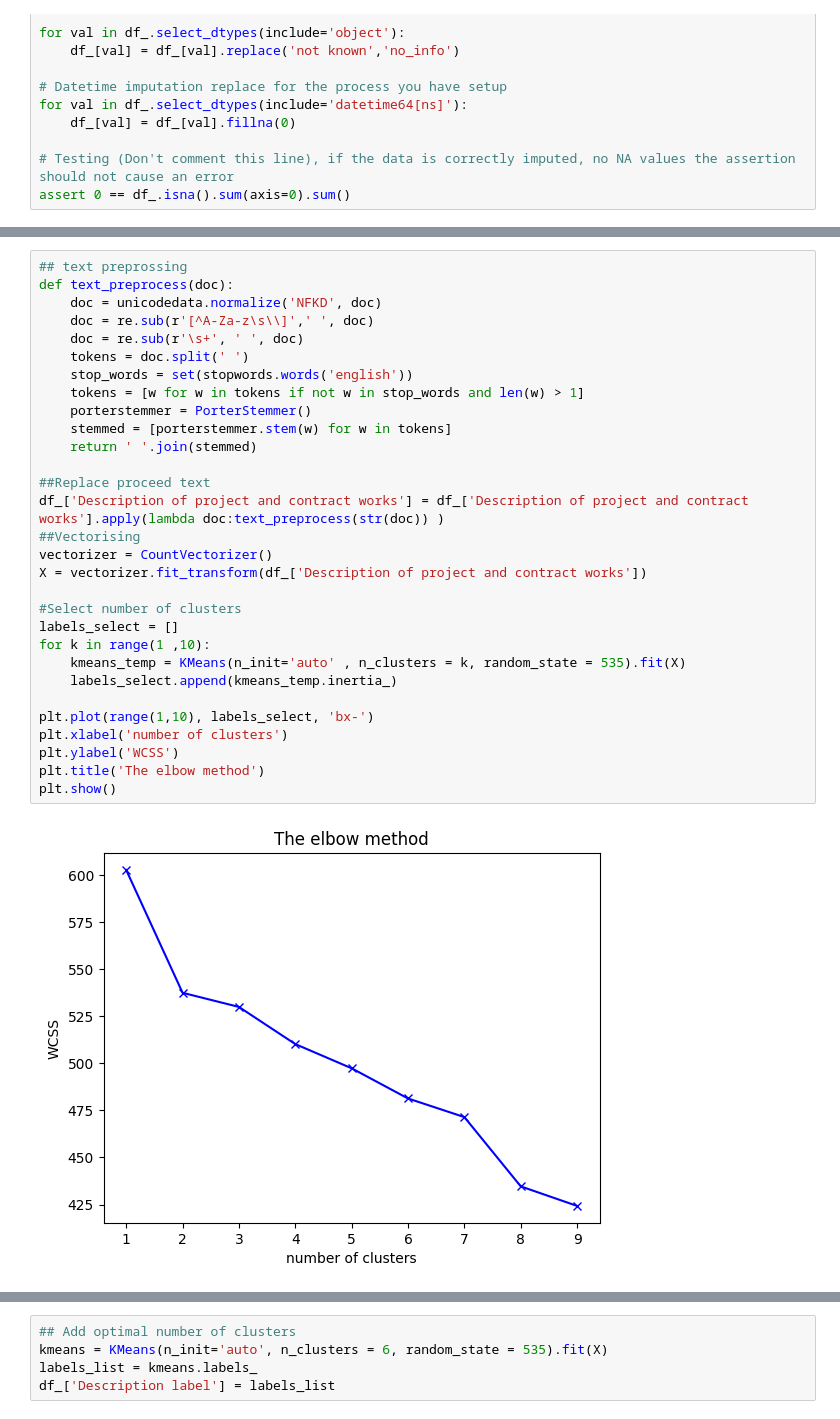
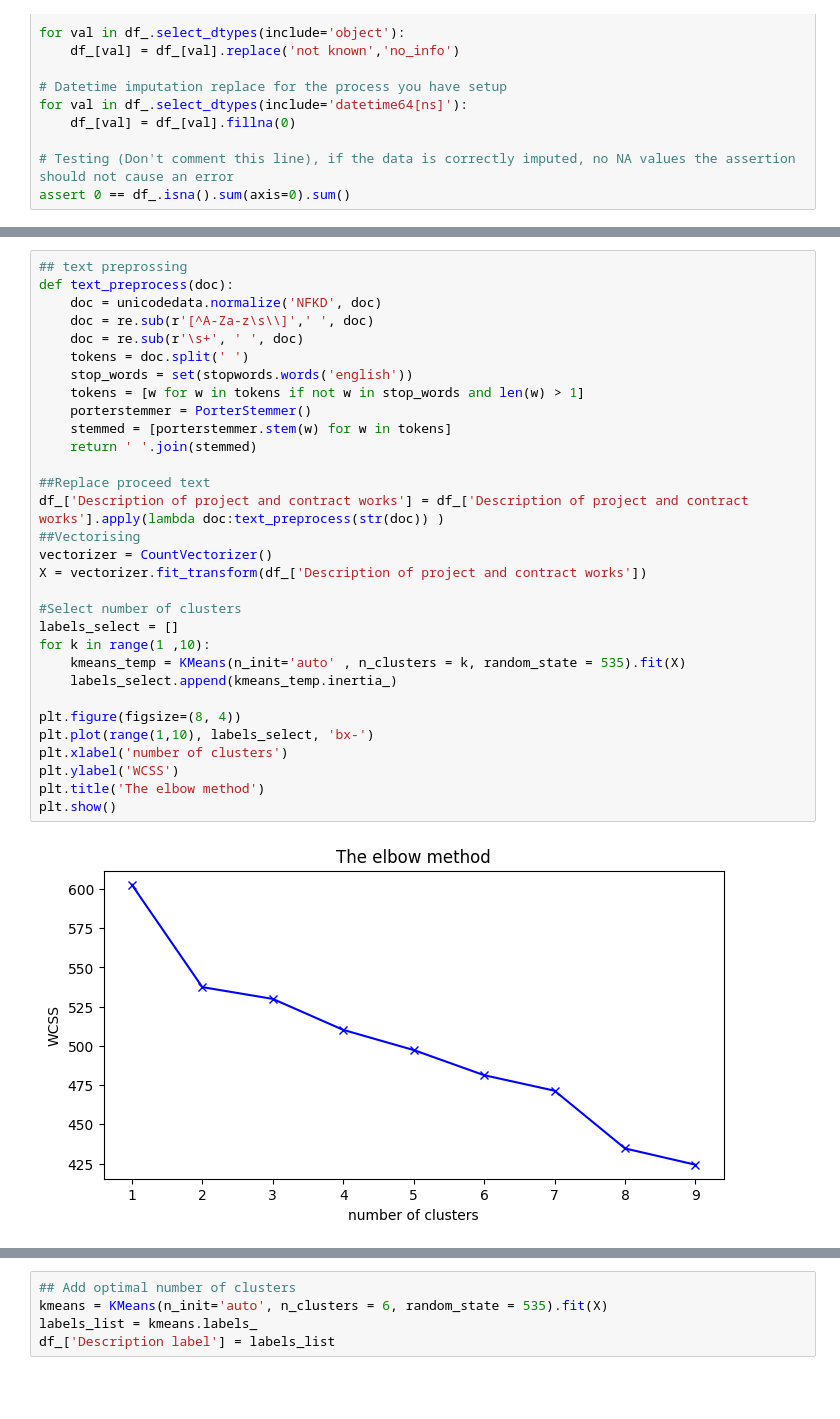
Before and after one commit to Guticar94/COMP20008_Assignment_2, a Jupyter notebook: main.ipynb, the cells around one changed output, grey strips where cells are left out. Cells and saved outputs as stored; diff of their text form; blank space fills up the shorter version.

```diff
--- a/main.ipynb
+++ b/main.ipynb
@@ -828,31 +807,32 @@ assert 0 == df_.isna().sum(axis=0).sum()
 ## text preprossing
 def text_preprocess(doc):
     doc = unicodedata.normalize('NFKD', doc)
     doc = re.sub(r'[^A-Za-z\s\\]',' ', doc)
     doc = re.sub(r'\s+', ' ', doc)
     tokens = doc.split(' ')
     stop_words = set(stopwords.words('english'))
     tokens = [w for w in tokens if not w in stop_words and len(w) > 1]
     porterstemmer = PorterStemmer()
     stemmed = [porterstemmer.stem(w) for w in tokens]
     return ' '.join(stemmed)
 
 ##Replace proceed text
 df_['Description of project and contract works'] = df_['Description of project and contract works'].apply(lambda doc:text_preprocess(str(doc)) )
 ##Vectorising
 vectorizer = CountVectorizer()
 X = vectorizer.fit_transform(df_['Description of project and contract works'])
 
 #Select number of clusters
 labels_select = []
 for k in range(1 ,10):
     kmeans_temp = KMeans(n_init='auto' , n_clusters = k, random_state = 535).fit(X)
     labels_select.append(kmeans_temp.inertia_)
 
+plt.figure(figsize=(8, 4))
 plt.plot(range(1,10), labels_select, 'bx-')
 plt.xlabel('number of clusters')
 plt.ylabel('WCSS')
 plt.title('The elbow method')
 plt.show()
 # %% [output]
-[figure, old version]
+[figure, new version]
```
Also changed, not shown: parts of 27 cells of this notebook.
